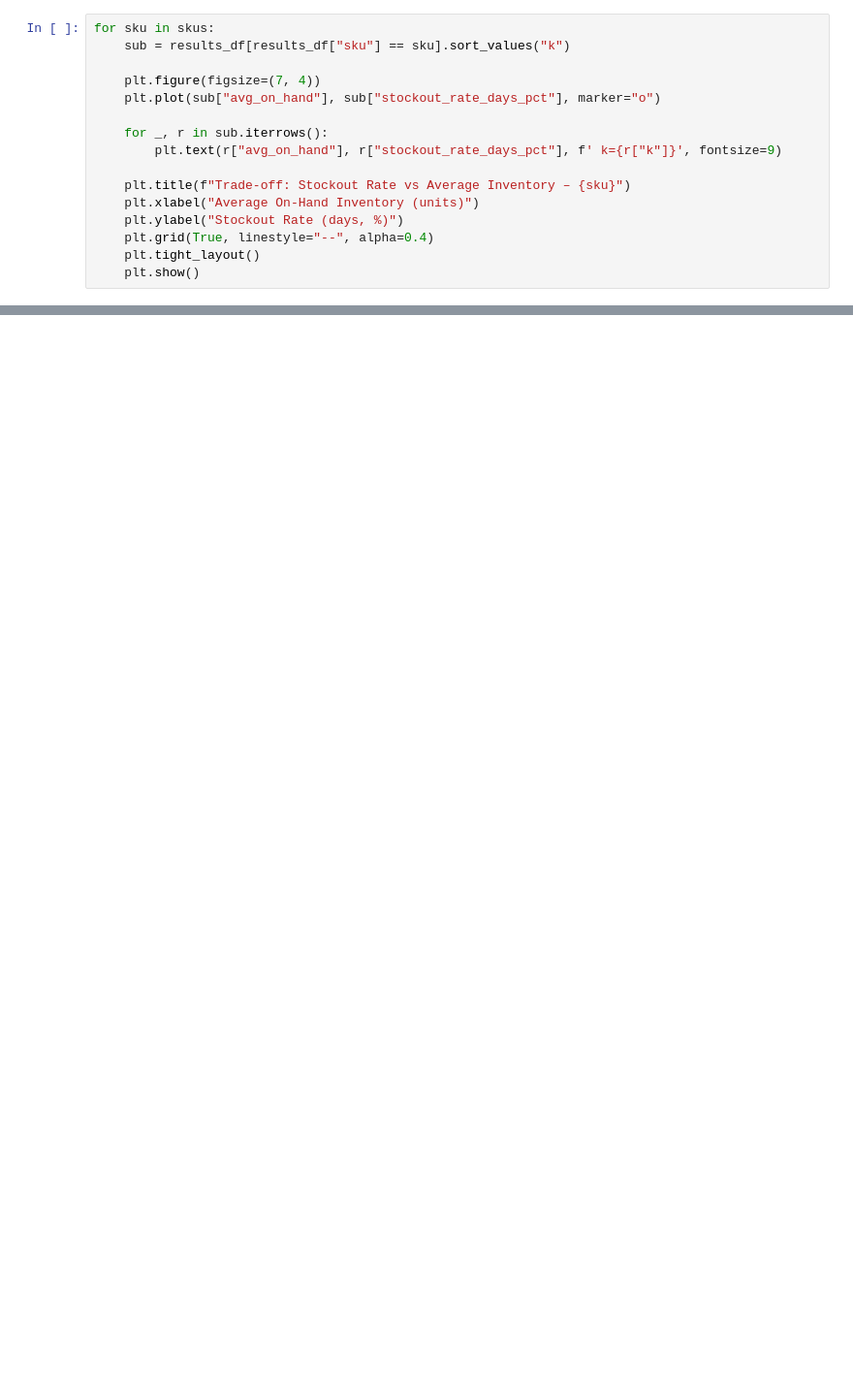
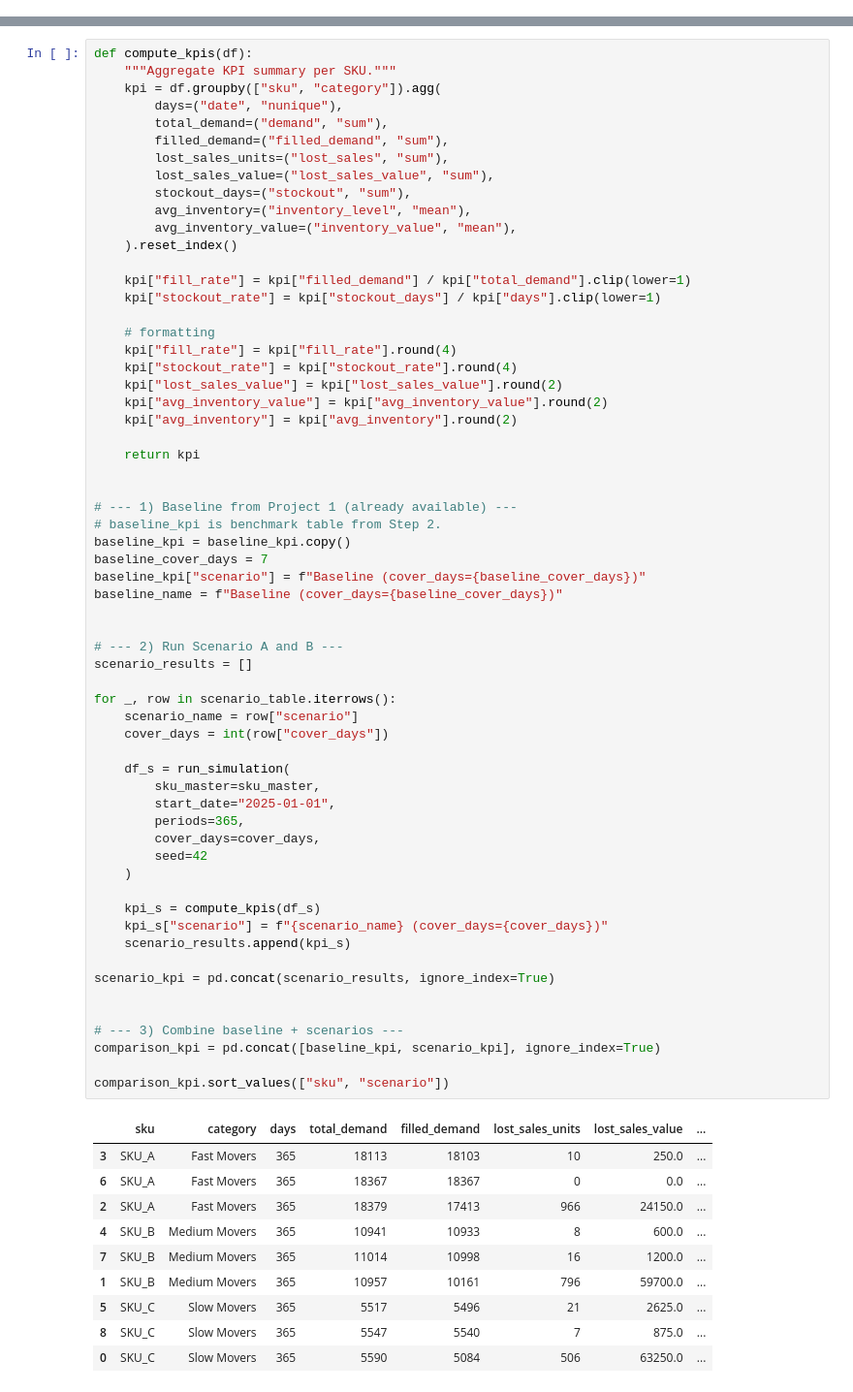
Before and after one commit to junijun/data-analytics-portfolio, a Jupyter notebook: InventoryOptimization/notebooks/inventory_optimization_scenarios.ipynb, the cells around one changed output, grey strips where cells are left out. Shown at 97% size. Drawn from its saved outputs; the diff is of its cells as text; blank space fills up the shorter version.

```diff
--- a/InventoryOptimization/notebooks/inventory_optimization_scenarios.ipynb
+++ b/InventoryOptimization/notebooks/inventory_optimization_scenarios.ipynb
@@ -201,16 +151,0 @@ summary
-# %%
-for sku in skus:
-    sub = results_df[results_df["sku"] == sku].sort_values("k")
-
-    plt.figure(figsize=(7, 4))
-    plt.plot(sub["avg_on_hand"], sub["stockout_rate_days_pct"], marker="o")
-
-    for _, r in sub.iterrows():
-        plt.text(r["avg_on_hand"], r["stockout_rate_days_pct"], f' k={r["k"]}', fontsize=9)
-
-    plt.title(f"Trade-off: Stockout Rate vs Average Inventory – {sku}")
-    plt.xlabel("Average On-Hand Inventory (units)")
-    plt.ylabel("Stockout Rate (days, %)")
-    plt.grid(True, linestyle="--", alpha=0.4)
-    plt.tight_layout()
-    plt.show()
@@ -236,0 +307,72 @@ Overall, the analysis highlights the importance of differentiated inventory poli
+# %%
+def compute_kpis(df):
+    """Aggregate KPI summary per SKU."""
+    kpi = df.groupby(["sku", "category"]).agg(
+        days=("date", "nunique"),
+        total_demand=("demand", "sum"),
+        filled_demand=("filled_demand", "sum"),
+        lost_sales_units=("lost_sales", "sum"),
+        lost_sales_value=("lost_sales_value", "sum"),
+        stockout_days=("stockout", "sum"),
+        avg_inventory=("inventory_level", "mean"),
+        avg_inventory_value=("inventory_value", "mean"),
+    ).reset_index()
+
+    kpi["fill_rate"] = kpi["filled_demand"] / kpi["total_demand"].clip(lower=1)
+    kpi["stockout_rate"] = kpi["stockout_days"] / kpi["days"].clip(lower=1)
+
+    # formatting
+    kpi["fill_rate"] = kpi["fill_rate"].round(4)
+    kpi["stockout_rate"] = kpi["stockout_rate"].round(4)
+    kpi["lost_sales_value"] = kpi["lost_sales_value"].round(2)
+    kpi["avg_inventory_value"] = kpi["avg_inventory_value"].round(2)
+    kpi["avg_inventory"] = kpi["avg_inventory"].round(2)
+
+    return kpi
+
+
+# --- 1) Baseline from Project 1 (already available) ---
+# baseline_kpi is benchmark table from Step 2.
+baseline_kpi = baseline_kpi.copy()
+baseline_cover_days = 7
+baseline_kpi["scenario"] = f"Baseline (cover_days={baseline_cover_days})"
+baseline_name = f"Baseline (cover_days={baseline_cover_days})"
+
+
+# --- 2) Run Scenario A and B ---
+scenario_results = []
+
+for _, row in scenario_table.iterrows():
+    scenario_name = row["scenario"]
+    cover_days = int(row["cover_days"])
+
+    df_s = run_simulation(
+        sku_master=sku_master,
+        start_date="2025-01-01",
+        periods=365,
+        cover_days=cover_days,
+        seed=42
+    )
+
+    kpi_s = compute_kpis(df_s)
+    kpi_s["scenario"] = f"{scenario_name} (cover_days={cover_days})"
+    scenario_results.append(kpi_s)
+
+scenario_kpi = pd.concat(scenario_results, ignore_index=True)
+
+
+# --- 3) Combine baseline + scenarios ---
+comparison_kpi = pd.concat([baseline_kpi, scenario_kpi], ignore_index=True)
+
+comparison_kpi.sort_values(["sku", "scenario"])
+# %% [output]
+|  | sku | category | days | total_demand | filled_demand | lost_sales_units | lost_sales_value | ... |
+| 3 | SKU_A | Fast Movers | 365 | 18113 | 18103 | 10 | 250.0 | ... |
+| 6 | SKU_A | Fast Movers | 365 | 18367 | 18367 | 0 | 0.0 | ... |
+| 2 | SKU_A | Fast Movers | 365 | 18379 | 17413 | 966 | 24150.0 | ... |
+| 4 | SKU_B | Medium Movers | 365 | 10941 | 10933 | 8 | 600.0 | ... |
+| 7 | SKU_B | Medium Movers | 365 | 11014 | 10998 | 16 | 1200.0 | ... |
+| 1 | SKU_B | Medium Movers | 365 | 10957 | 10161 | 796 | 59700.0 | ... |
+| 5 | SKU_C | Slow Movers | 365 | 5517 | 5496 | 21 | 2625.0 | ... |
+| 8 | SKU_C | Slow Movers | 365 | 5547 | 5540 | 7 | 875.0 | ... |
+| 0 | SKU_C | Slow Movers | 365 | 5590 | 5084 | 506 | 63250.0 | ... |
```
Also changed, not shown: parts of 39 cells of this notebook, 3 other files.
